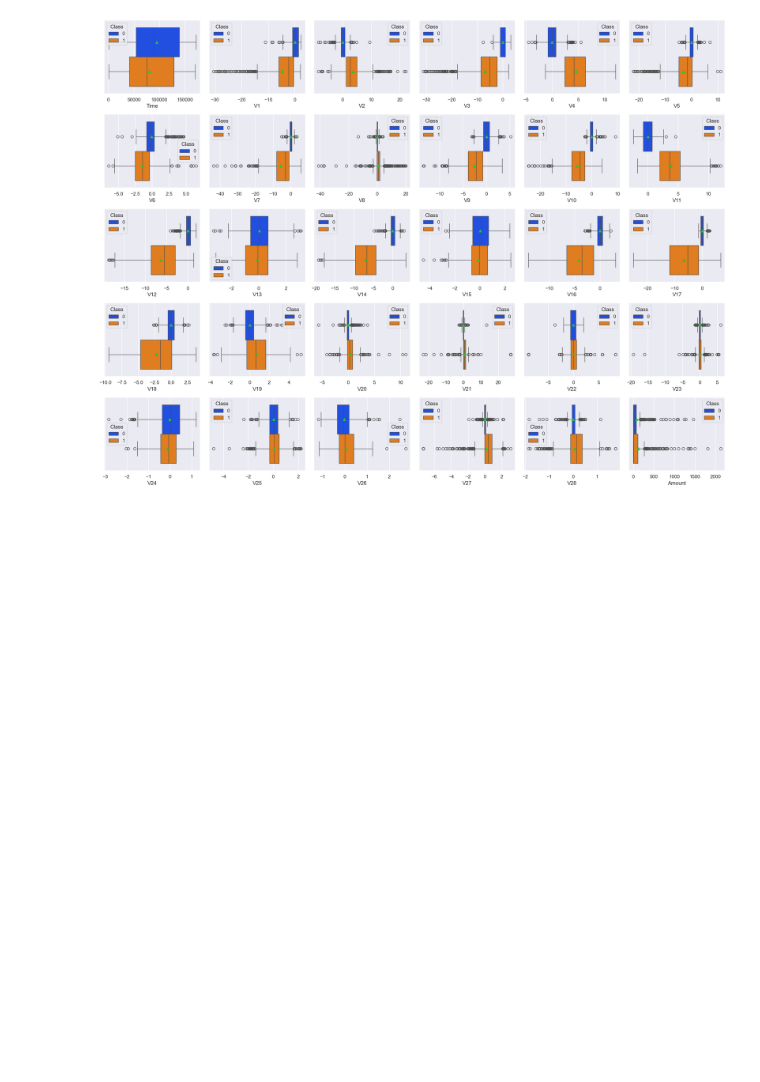
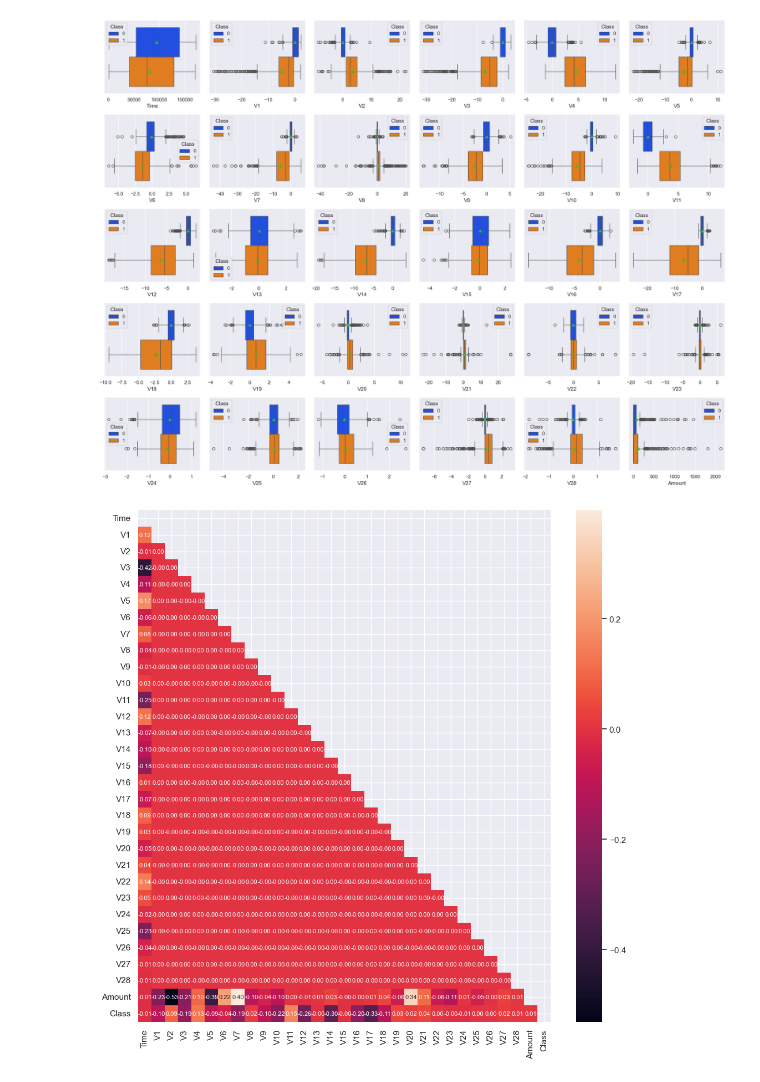
Before and after one commit to vinivaliati/Fraud-Detection, a Jupyter notebook: notebooks/eda_01.ipynb, the cells around one changed output. Drawn from its saved outputs; the diff is of its cells as text; code cells hidden in the pictures; blank space fills up the shorter version.

```diff
--- a/notebooks/eda_01.ipynb
+++ b/notebooks/eda_01.ipynb
@@ -145,3 +147,23 @@ plt.tight_layout()
 plt.show()
 # %% [output]
 [figure]
+# %%
+corr = df.select_dtypes("number").corr()
+
+
+matriz = np.triu(corr)
+
+fig, ax = plt.subplots(figsize=(12,12))
+
+sns.heatmap(
+    corr,
+    mask=matriz,
+    annot=True,
+    fmt=".2f",
+    ax=ax,
+    annot_kws={"fontsize": 8}
+)
+
+plt.show()
+# %% [output]
+[figure, added]
```
Also changed, not shown: parts of 3 cells of this notebook.
